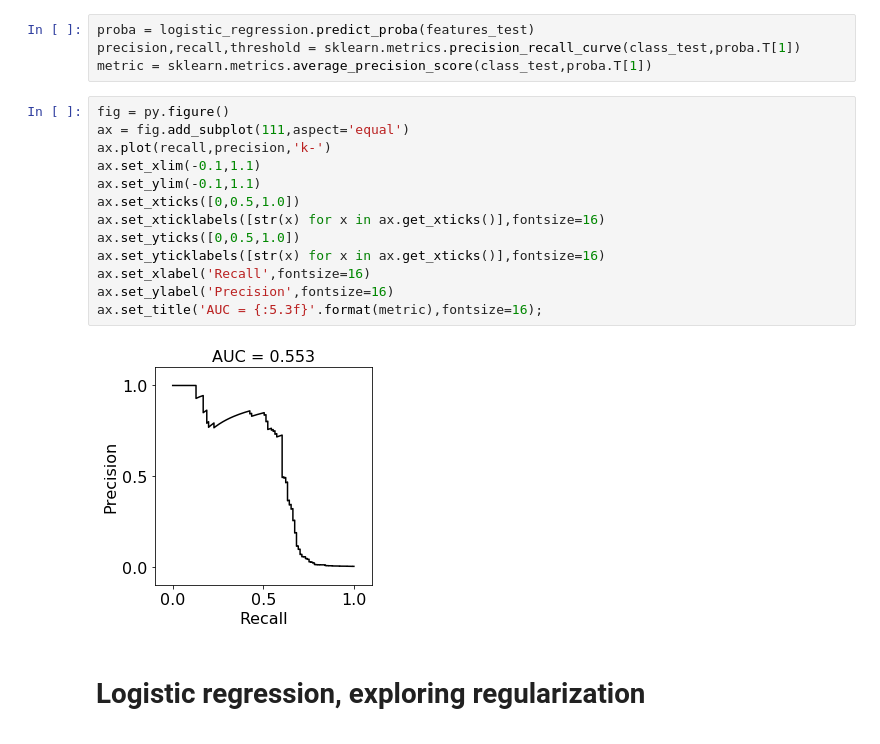
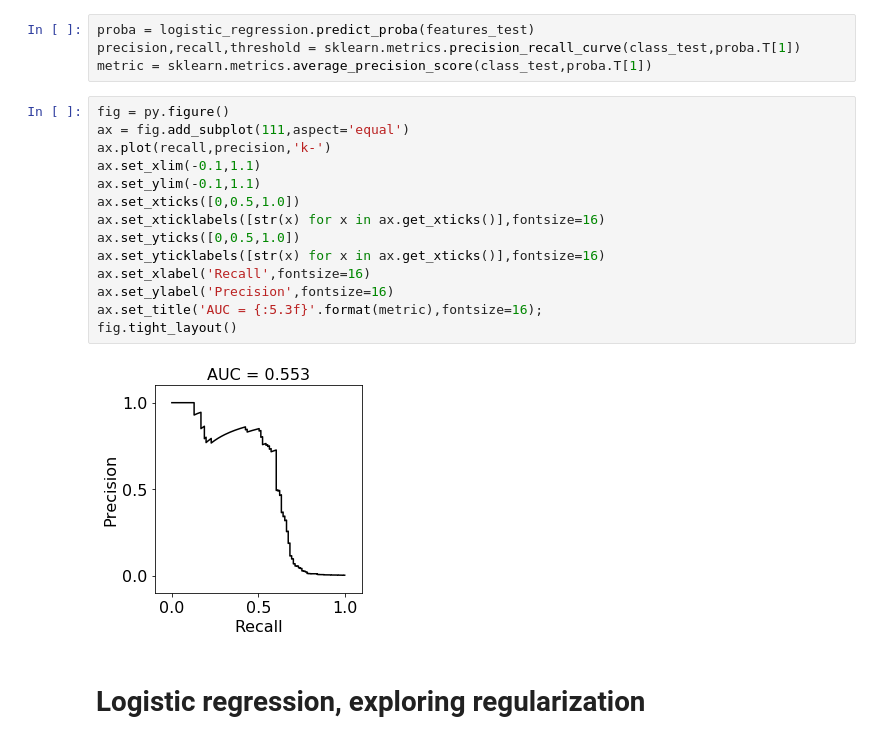
Before and after one commit to tiagobbatalhao/credit_card_fraud, a Jupyter notebook: CreditCardFraud.ipynb, the cells around one changed output. Drawn from its saved outputs; the diff is of its cells as text.

```diff
--- a/CreditCardFraud.ipynb
+++ b/CreditCardFraud.ipynb
@@ -181,18 +180,19 @@ metric = sklearn.metrics.average_precision_score(class_test,proba.T[1])
 # %%
 fig = py.figure()
 ax = fig.add_subplot(111,aspect='equal')
 ax.plot(recall,precision,'k-')
 ax.set_xlim(-0.1,1.1)
 ax.set_ylim(-0.1,1.1)
 ax.set_xticks([0,0.5,1.0])
 ax.set_xticklabels([str(x) for x in ax.get_xticks()],fontsize=16)
 ax.set_yticks([0,0.5,1.0])
 ax.set_yticklabels([str(x) for x in ax.get_xticks()],fontsize=16)
 ax.set_xlabel('Recall',fontsize=16)
 ax.set_ylabel('Precision',fontsize=16)
 ax.set_title('AUC = {:5.3f}'.format(metric),fontsize=16);
+fig.tight_layout()
 # %% [output]
-[figure, old version]
+[figure, new version]
 # %% [markdown]
 # Logistic regression, exploring regularization
 # %%
```
Also changed, not shown: parts of 22 cells of this notebook.
